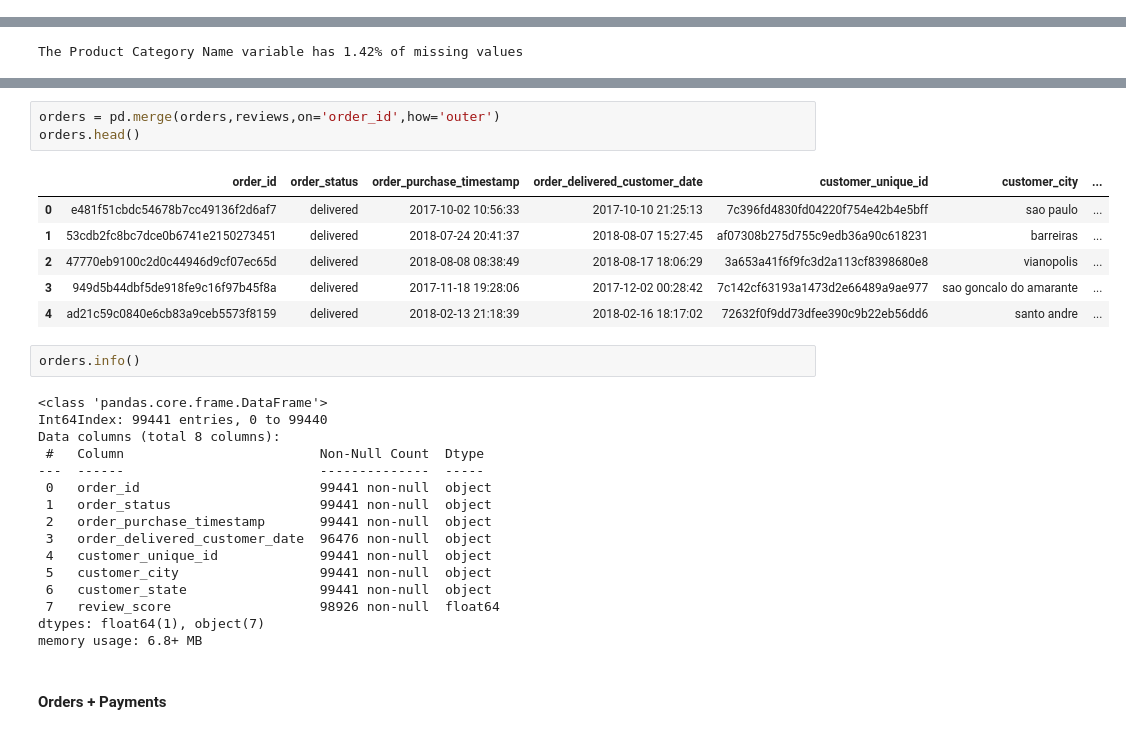
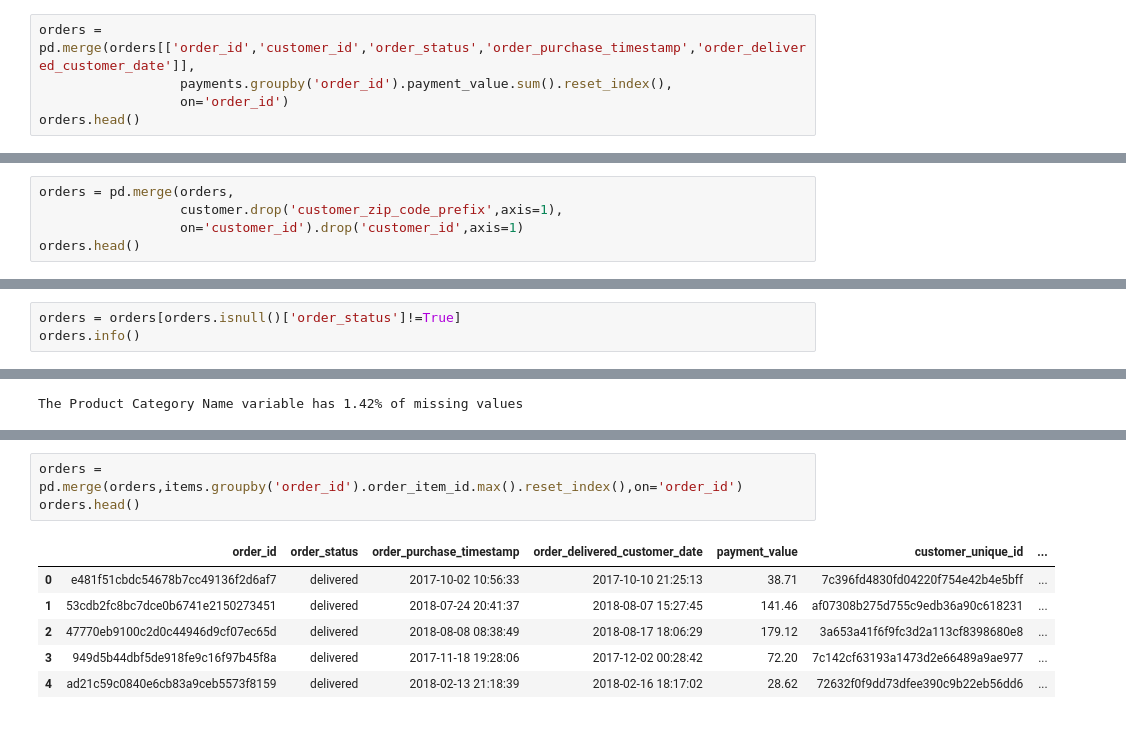
Before and after one commit to Matheus-Homem/Matheus-Homem, a Jupyter notebook: Data_Cleaning.ipynb, the cells around one changed output, grey strips where cells are left out. Drawn from its saved outputs; the diff is of its cells as text.

```diff
--- a/Data_Cleaning.ipynb
+++ b/Data_Cleaning.ipynb
@@ -219,0 +254,5 @@ memory usage: 96.8+ KB
+# %%
+orders = pd.merge(orders[['order_id','customer_id','order_status','order_purchase_timestamp','order_delivered_customer_date']],
+                  payments.groupby('order_id').payment_value.sum().reset_index(),
+                  on='order_id')
+orders.head()
@@ -219,0 +300,5 @@ memory usage: 96.8+ KB
+# %%
+orders = pd.merge(orders,
+                  customer.drop('customer_zip_code_prefix',axis=1),
+                  on='customer_id').drop('customer_id',axis=1)
+orders.head()
@@ -219,0 +383,3 @@ memory usage: 96.8+ KB
+# %%
+orders = orders[orders.isnull()['order_status']!=True]
+orders.info()
@@ -337,30 +491,10 @@ memory usage: 2.3+ MB
 # %%
-orders = pd.merge(orders,reviews,on='order_id',how='outer')
+orders = pd.merge(orders,items.groupby('order_id').order_item_id.max().reset_index(),on='order_id')
 orders.head()
 # %% [output]
-|  | order_id | order_status | order_purchase_timestamp | order_delivered_customer_date | customer_unique_id | customer_city | ... |
-| 0 | e481f51cbdc54678b7cc49136f2d6af7 | delivered | 2017-10-02 10:56:33 | 2017-10-10 21:25:13 | 7c396fd4830fd04220f754e42b4e5bff | sao paulo | ... |
-| 1 | 53cdb2fc8bc7dce0b6741e2150273451 | delivered | 2018-07-24 20:41:37 | 2018-08-07 15:27:45 | af07308b275d755c9edb36a90c618231 | barreiras | ... |
-| 2 | 47770eb9100c2d0c44946d9cf07ec65d | delivered | 2018-08-08 08:38:49 | 2018-08-17 18:06:29 | 3a653a41f6f9fc3d2a113cf8398680e8 | vianopolis | ... |
-| 3 | 949d5b44dbf5de918fe9c16f97b45f8a | delivered | 2017-11-18 19:28:06 | 2017-12-02 00:28:42 | 7c142cf63193a1473d2e66489a9ae977 | sao goncalo do amarante | ... |
-| 4 | ad21c59c0840e6cb83a9ceb5573f8159 | delivered | 2018-02-13 21:18:39 | 2018-02-16 18:17:02 | 72632f0f9dd73dfee390c9b22eb56dd6 | santo andre | ... |
+|  | order_id | order_status | order_purchase_timestamp | order_delivered_customer_date | payment_value | customer_unique_id | ... |
+| 0 | e481f51cbdc54678b7cc49136f2d6af7 | delivered | 2017-10-02 10:56:33 | 2017-10-10 21:25:13 | 38.71 | 7c396fd4830fd04220f754e42b4e5bff | ... |
+| 1 | 53cdb2fc8bc7dce0b6741e2150273451 | delivered | 2018-07-24 20:41:37 | 2018-08-07 15:27:45 | 141.46 | af07308b275d755c9edb36a90c618231 | ... |
+| 2 | 47770eb9100c2d0c44946d9cf07ec65d | delivered | 2018-08-08 08:38:49 | 2018-08-17 18:06:29 | 179.12 | 3a653a41f6f9fc3d2a113cf8398680e8 | ... |
+| 3 | 949d5b44dbf5de918fe9c16f97b45f8a | delivered | 2017-11-18 19:28:06 | 2017-12-02 00:28:42 | 72.20 | 7c142cf63193a1473d2e66489a9ae977 | ... |
+| 4 | ad21c59c0840e6cb83a9ceb5573f8159 | delivered | 2018-02-13 21:18:39 | 2018-02-16 18:17:02 | 28.62 | 72632f0f9dd73dfee390c9b22eb56dd6 | ... |
-# %%
-orders.info()
-# %% [output]
-<class 'pandas.core.frame.DataFrame'>
-Int64Index: 99441 entries, 0 to 99440
-Data columns (total 8 columns):
- #   Column                         Non-Null Count  Dtype
----  ------                         --------------  -----
- 0   order_id                       99441 non-null  object
- 1   order_status                   99441 non-null  object
- 2   order_purchase_timestamp       99441 non-null  object
- 3   order_delivered_customer_date  96476 non-null  object
- 4   customer_unique_id             99441 non-null  object
- 5   customer_city                  99441 non-null  object
- 6   customer_state                 99441 non-null  object
- 7   review_score                   98926 non-null  float64
-dtypes: float64(1), object(7)
-memory usage: 6.8+ MB
-# %% [markdown]
-#### Orders + Payments
```
Also changed, not shown: parts of 39 cells of this notebook.
